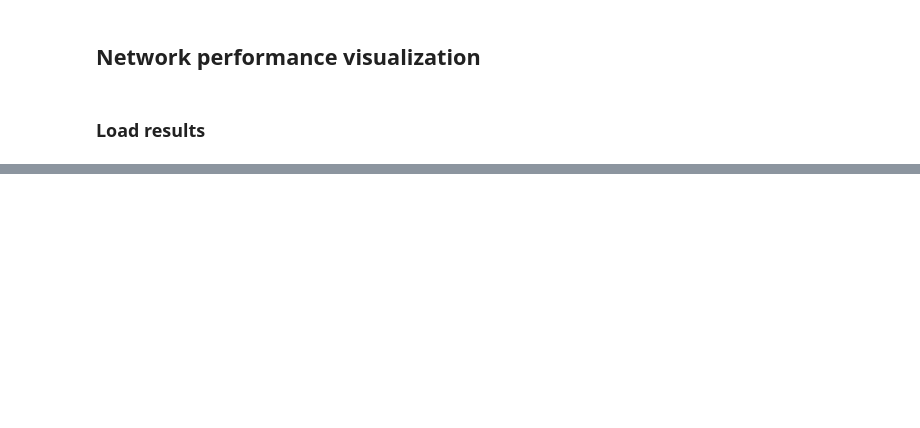
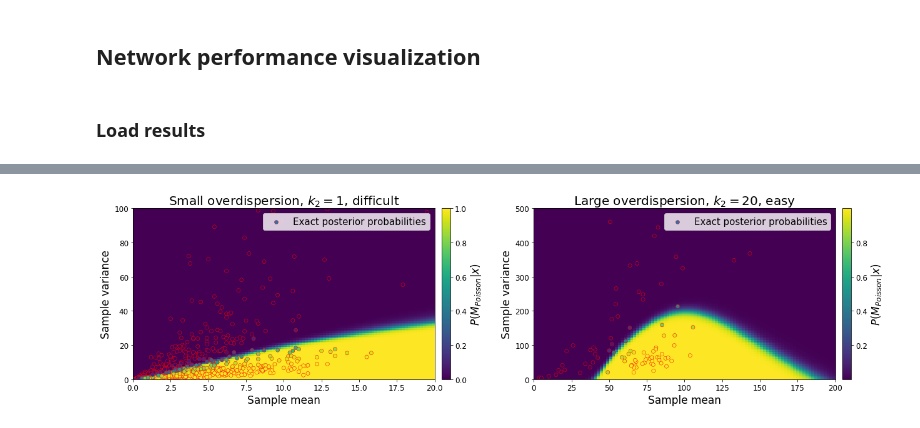
Before and after one commit to janfb/mcabc, a Jupyter notebook: notebooks/ModelComparison_ToyExample_Figures.ipynb, the cells around one changed output, grey strips where cells are left out. Cells and saved outputs as stored; diff of their text form; code cells hidden in the pictures; blank space fills up the shorter version.

```diff
--- a/notebooks/ModelComparison_ToyExample_Figures.ipynb
+++ b/notebooks/ModelComparison_ToyExample_Figures.ipynb
@@ -154,10 +160,10 @@ def plot_nn_visulatization(d, ax, xmax, ymax):
     ax.scatter(x=testSX[:, 0], y=testSX[:, 1], c=ppoi_ana, cmap=cmap, norm=cnorm, edgecolors='r', linewidths=0.5)
 
     cax = ax.imshow(ppoi_mat, origin='lower', aspect='auto',
-               norm=cnorm, cmap=cmap, extent=[x.min(), x.max(), y.min(), y.max()])
+                    norm=cnorm, cmap=cmap, extent=[x.min(), x.max(), y.min(), y.max()])
     ax.set_xlabel('Sample mean')
     ax.set_ylabel('Sample variance')
-    plt.colorbar(cax, ax=ax, label='P(Poisson | x)', pad=0.01)
+    plt.colorbar(cax, ax=ax, label=r'$P(M_{Poisson} | x)$', pad=0.02)
     ax.legend(['Exact posterior probabilities'], frameon=True)
 # %% [markdown]
 ### Load results
@@ -176,11 +184,13 @@ d_didd.keys()
 # %%
-fig, (ax1, ax2) = plt.subplots(1, 2, figsize=(18, 7))
-plot_nn_visulatization(d_didd['model_post'], ax1, xmax=10, ymax=10)
+fig, (ax1, ax2) = plt.subplots(1, 2, figsize=(18, 5))
+plot_nn_visulatization(d_didd['model_post'], ax1, xmax=20, ymax=100)
 ax1.set_title('Small overdispersion, $k_2=1$, difficult')
 
-plot_nn_visulatization(d_easy['model_post'], ax2, xmax=200, ymax=300)
+plot_nn_visulatization(d_easy['model_post'], ax2, xmax=200, ymax=500)
 ax2.set_title('Large overdispersion, $k_2=20$, easy')
 fig.tight_layout()
+# %% [output]
+[figure, added]
 # %%
 n_samples = d_didd['model_post']['n_samples']
 time_stamp = time.strftime('%Y%m%d%H%M_')
```
Also changed, not shown: parts of 8 cells of this notebook, 5 other files.
